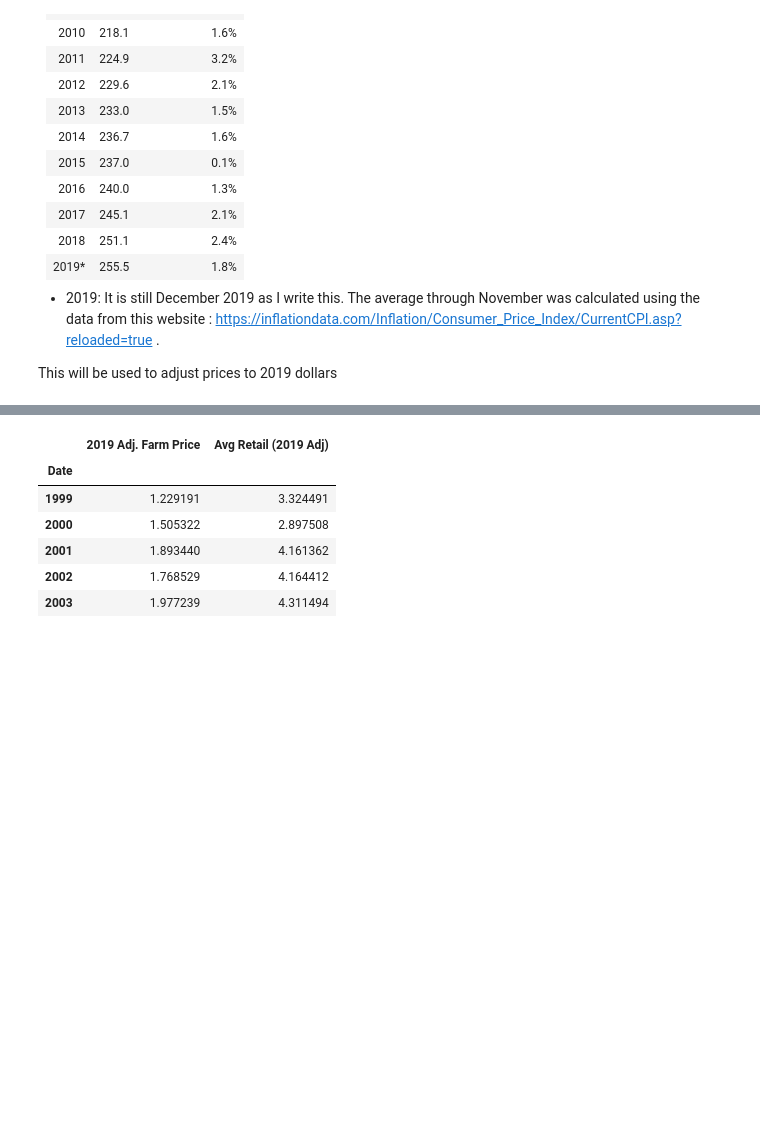
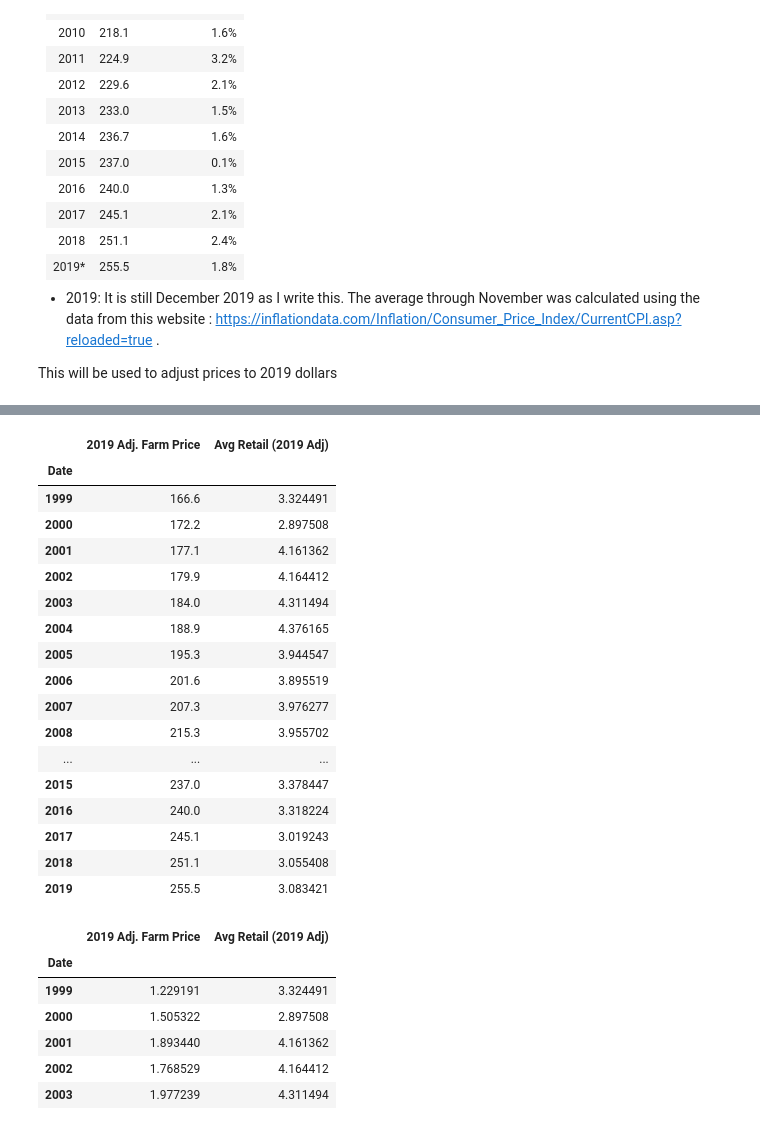
Before and after one commit to tim-christy/agriculture-price-analysis, a Jupyter notebook: notebooks/01_exploration/EDA_LB.ipynb, the cells around one changed output, grey strips where cells are left out. Saved outputs shown, nothing was run; the diff lists cells and outputs as text; code cells hidden in the pictures; blank space fills up the shorter version.

Commit message:
added annual mean in 2019 dollars for all dataframes

```diff
--- a/notebooks/01_exploration/EDA_LB.ipynb
+++ b/notebooks/01_exploration/EDA_LB.ipynb
@@ -172,2 +164,0 @@ strawberry_yearly_mean_df.head()
-# %%
-farm_price_adj = [((x[0]/x[-1]) * 255.5) for x in strawberry_yearly_mean_df.values]
@@ -186,2 +164,0 @@ strawberry_yearly_mean_df.head()
-# %%
-avg_retail = [((np.mean(x[1:5])/x[-2])*255.5) for x in strawberry_yearly_mean_df.values]
@@ -189,0 +165,3 @@ strawberry_yearly_mean_df['Avg Retail (2019 Adj)'] = avg_retail
+# %%
+for item in produce_list:
+    produce_yearly_mean_dict[item]['CPI'] = cpi
@@ -190,3 +194,32 @@ strawberry_yearly_mean_df['Avg Retail (2019 Adj)'] = avg_retail
+# %%
+for item in produce_list:
+    farm_price_adj = [((x[0]/x[-1])* 255.5) for x in produce_yearly_mean_dict[item].values]
+    avg_retail = [((np.mean(x[1:5])/x[-2])*255.5) for x in produce_yearly_mean_dict[item].values]
+    produce_yearly_mean_dict[item]['2019 Adj. Farm Price'] = farm_price_adj
+    produce_yearly_mean_dict[item]['Avg Retail (2019 Adj)'] = avg_retail
+    #produce_yearly_mean_dict[item].drop(columns=['Atlanta Retail', 'Chicago Retail', 'Los Angeles Retail', 'NYC Retail', 'Farm Price', 'CPI'], inplace=True)
+    produce_yearly_mean_dict[item][]
+# %%
+produce_yearly_mean_dict['Strawberries']
+# %% [output]
+|  | 2019 Adj. Farm Price | Avg Retail (2019 Adj) |
+| Date |  |  |
+| 1999 | 166.6 | 3.324491 |
+| 2000 | 172.2 | 2.897508 |
+| 2001 | 177.1 | 4.161362 |
+| 2002 | 179.9 | 4.164412 |
+| 2003 | 184.0 | 4.311494 |
+| 2004 | 188.9 | 4.376165 |
+| 2005 | 195.3 | 3.944547 |
+| 2006 | 201.6 | 3.895519 |
+| 2007 | 207.3 | 3.976277 |
+| 2008 | 215.3 | 3.955702 |
+| ... | ... | ... |
+| 2015 | 237.0 | 3.378447 |
+| 2016 | 240.0 | 3.318224 |
+| 2017 | 245.1 | 3.019243 |
+| 2018 | 251.1 | 3.055408 |
+| 2019 | 255.5 | 3.083421 |
 # %%
 strawberry_yearly_mean_df.drop(columns=['Atlanta Retail', 'Chicago Retail', 'Los Angeles Retail', 'NYC Retail', 'Farm Price', 'CPI'], inplace=True)
 # %%
```
Also changed, not shown: parts of 18 cells of this notebook, 1 other file.
